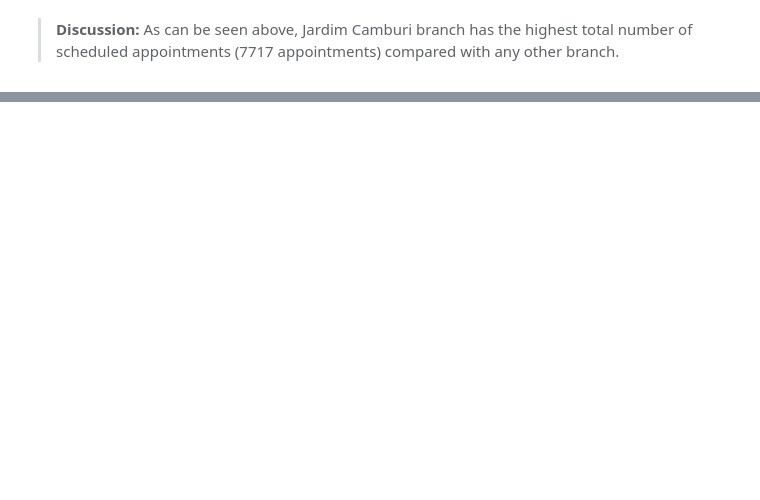
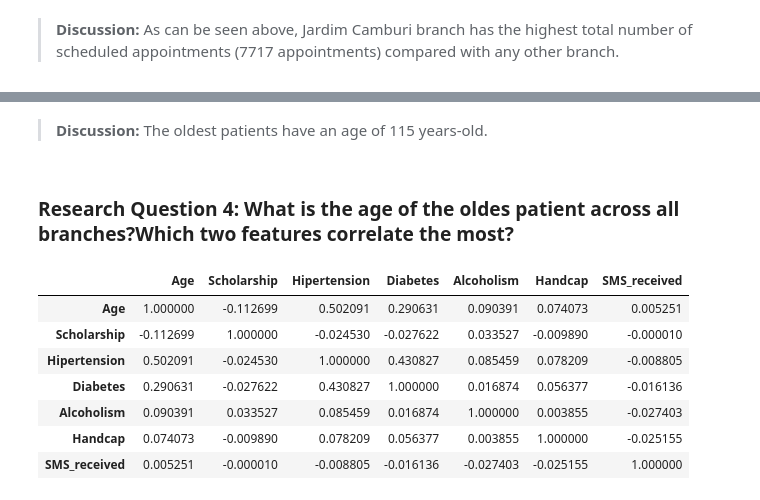
Before and after one commit to FahadFuraih/DAND, a Jupyter notebook: P2- Investigate a Dataset/investigate-a-dataset.ipynb, the cells around one changed output, grey strips where cells are left out. Saved outputs shown, nothing was run; the diff lists cells and outputs as text; code cells hidden in the pictures; blank space fills up the shorter version.

```diff
--- a/P2- Investigate a Dataset/investigate-a-dataset.ipynb
+++ b/P2- Investigate a Dataset/investigate-a-dataset.ipynb
@@ -242,0 +260,15 @@ Text(0.5, 1.0, 'Appointments Distribution for the top 10 branches')
+# %% [markdown]
+> **Discussion:** The oldest patients have an age of 115 years-old.
+# %% [markdown]
+### Research Question 4: What is the age of the oldes patient across all branches?Which two features correlate the most?
+# %%
+df.corr()
+# %% [output]
+|  | Age | Scholarship | Hipertension | Diabetes | Alcoholism | Handcap | SMS_received |
+| Age | 1.000000 | -0.112699 | 0.502091 | 0.290631 | 0.090391 | 0.074073 | 0.005251 |
+| Scholarship | -0.112699 | 1.000000 | -0.024530 | -0.027622 | 0.033527 | -0.009890 | -0.000010 |
+| Hipertension | 0.502091 | -0.024530 | 1.000000 | 0.430827 | 0.085459 | 0.078209 | -0.008805 |
+| Diabetes | 0.290631 | -0.027622 | 0.430827 | 1.000000 | 0.016874 | 0.056377 | -0.016136 |
+| Alcoholism | 0.090391 | 0.033527 | 0.085459 | 0.016874 | 1.000000 | 0.003855 | -0.027403 |
+| Handcap | 0.074073 | -0.009890 | 0.078209 | 0.056377 | 0.003855 | 1.000000 | -0.025155 |
+| SMS_received | 0.005251 | -0.000010 | -0.008805 | -0.016136 | -0.027403 | -0.025155 | 1.000000 |
```
Also changed, not shown: parts of 14 cells of this notebook, 1 other file.
